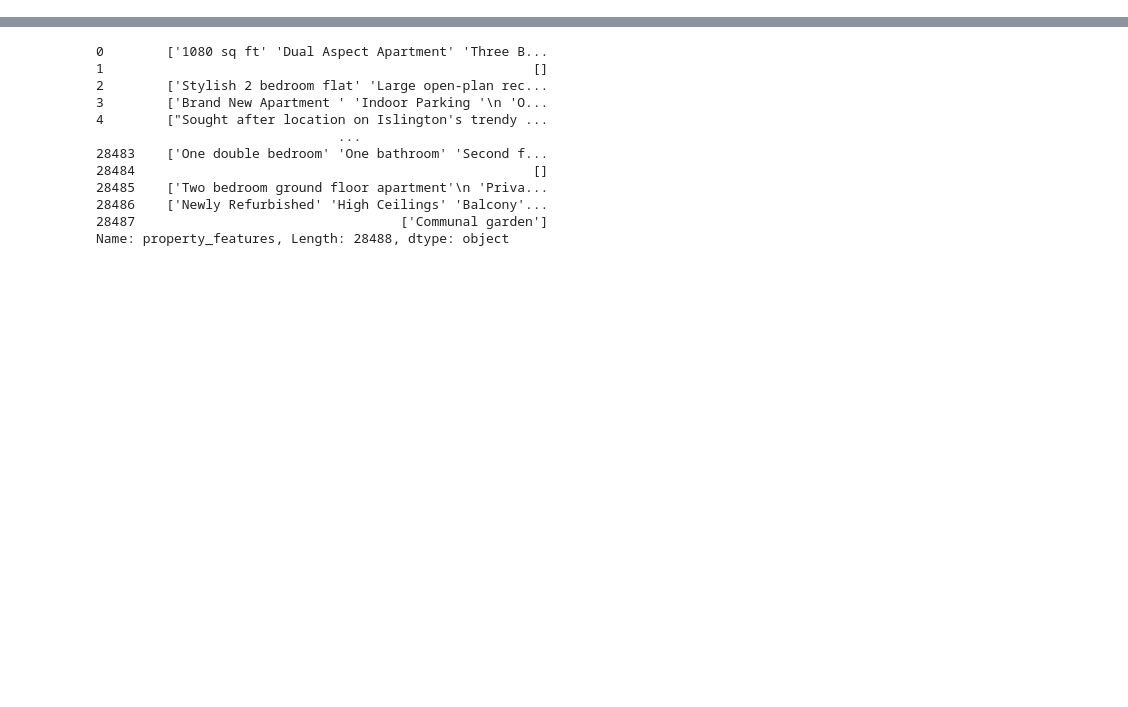
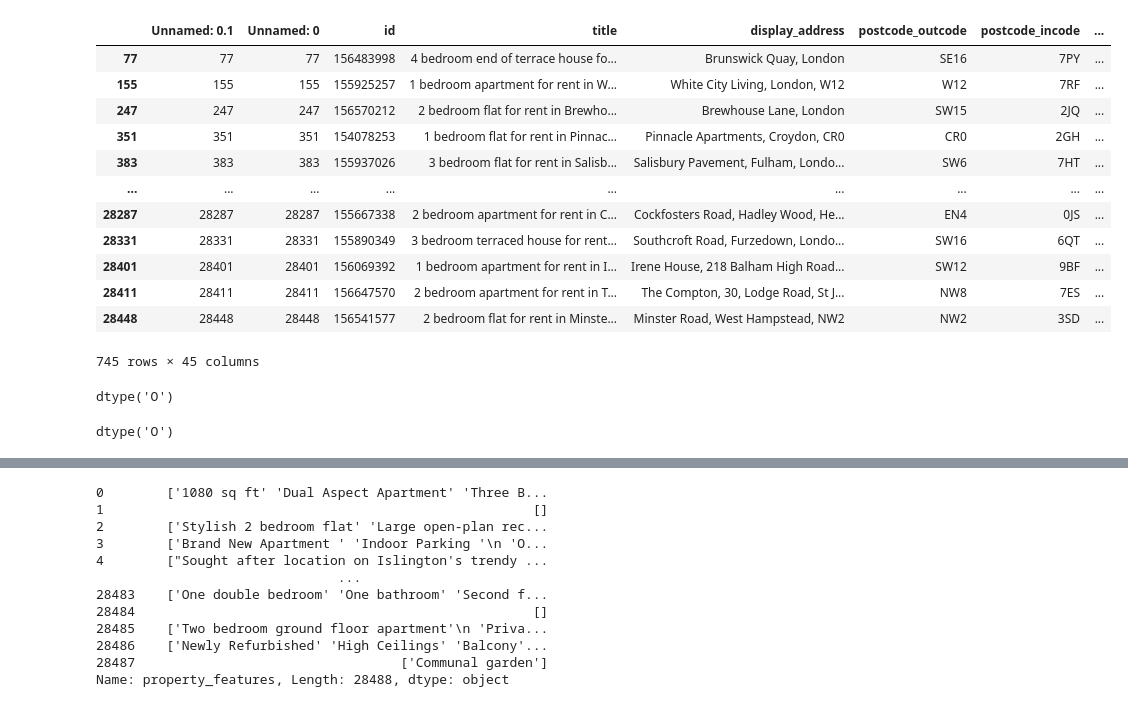
Before and after one commit to SergAnuf/AI_DUBAI_CRYPTO_CLOUD, a Jupyter notebook: notebooks/upload_properties_data.ipynb, the cells around one changed output, grey strips where cells are left out. Saved outputs shown, nothing was run; the diff lists cells and outputs as text; code cells hidden in the pictures; blank space fills up the shorter version.

```diff
--- a/notebooks/upload_properties_data.ipynb
+++ b/notebooks/upload_properties_data.ipynb
@@ -7,4 +7,4 @@ from src.tools import load_pandas_ai_dataframe
 import re
 import json
 # %%
-df = pd.read_csv("../data/catboost_districts_added_on.csv")
+df = pd.read_csv("/home/zcemg08/PycharmProjects/AI_DUBAI_CRYPTO_CLOUD/data/catboost_districts_added_on_v2.csv")
@@ -20,0 +11,16 @@ df.head()
+# %%
+df["added_on"] = (
+    pd.to_datetime(df["added_on"].astype(str).str.strip().str.replace('"', ''), errors="coerce")
+    .dt.date
+)
+
+# Fill any missing dates with previous valid one
+df["added_on"].fillna(method="ffill", inplace=True)
+
+# Optional sanity check
+df["listing_update_date"] = (
+    pd.to_datetime(df["listing_update_date"].astype(str).str.strip().str.replace('"', ''), errors="coerce")
+    .dt.date
+)
+
+df["listing_update_date"].fillna(method="ffill", inplace=True)
@@ -20,0 +42,16 @@ df.head()
+# %%
+df[df["added_on"].isna()]
+# %% [output]
+|  | Unnamed: 0.1 | Unnamed: 0 | id | title | display_address | postcode_outcode | postcode_incode | ... |
+| 77 | 77 | 77 | 156483998 | 4 bedroom end of terrace house fo... | Brunswick Quay, London | SE16 | 7PY | ... |
+| 155 | 155 | 155 | 155925257 | 1 bedroom apartment for rent in W... | White City Living, London, W12 | W12 | 7RF | ... |
+| 247 | 247 | 247 | 156570212 | 2 bedroom flat for rent in Brewho... | Brewhouse Lane, London | SW15 | 2JQ | ... |
+| 351 | 351 | 351 | 154078253 | 1 bedroom flat for rent in Pinnac... | Pinnacle Apartments, Croydon, CR0 | CR0 | 2GH | ... |
+| 383 | 383 | 383 | 155937026 | 3 bedroom flat for rent in Salisb... | Salisbury Pavement, Fulham, Londo... | SW6 | 7HT | ... |
+| ... | ... | ... | ... | ... | ... | ... | ... | ... |
+| 28287 | 28287 | 28287 | 155667338 | 2 bedroom apartment for rent in C... | Cockfosters Road, Hadley Wood, He... | EN4 | 0JS | ... |
+| 28331 | 28331 | 28331 | 155890349 | 3 bedroom terraced house for rent... | Southcroft Road, Furzedown, Londo... | SW16 | 6QT | ... |
+| 28401 | 28401 | 28401 | 156069392 | 1 bedroom apartment for rent in I... | Irene House, 218 Balham High Road... | SW12 | 9BF | ... |
+| 28411 | 28411 | 28411 | 156647570 | 2 bedroom apartment for rent in T... | The Compton, 30, Lodge Road, St J... | NW8 | 7ES | ... |
+| 28448 | 28448 | 28448 | 156541577 | 2 bedroom flat for rent in Minste... | Minster Road, West Hampstead, NW2 | NW2 | 3SD | ... |
+745 rows × 45 columns
@@ -20,0 +61,8 @@ df.head()
+# %%
+df["listing_update_date"].dtype
+# %% [output]
+dtype('O')
+# %%
+df["added_on"].dtype
+# %% [output]
+dtype('O')
```
Also changed, not shown: parts of 18 cells of this notebook, 1 other file.
